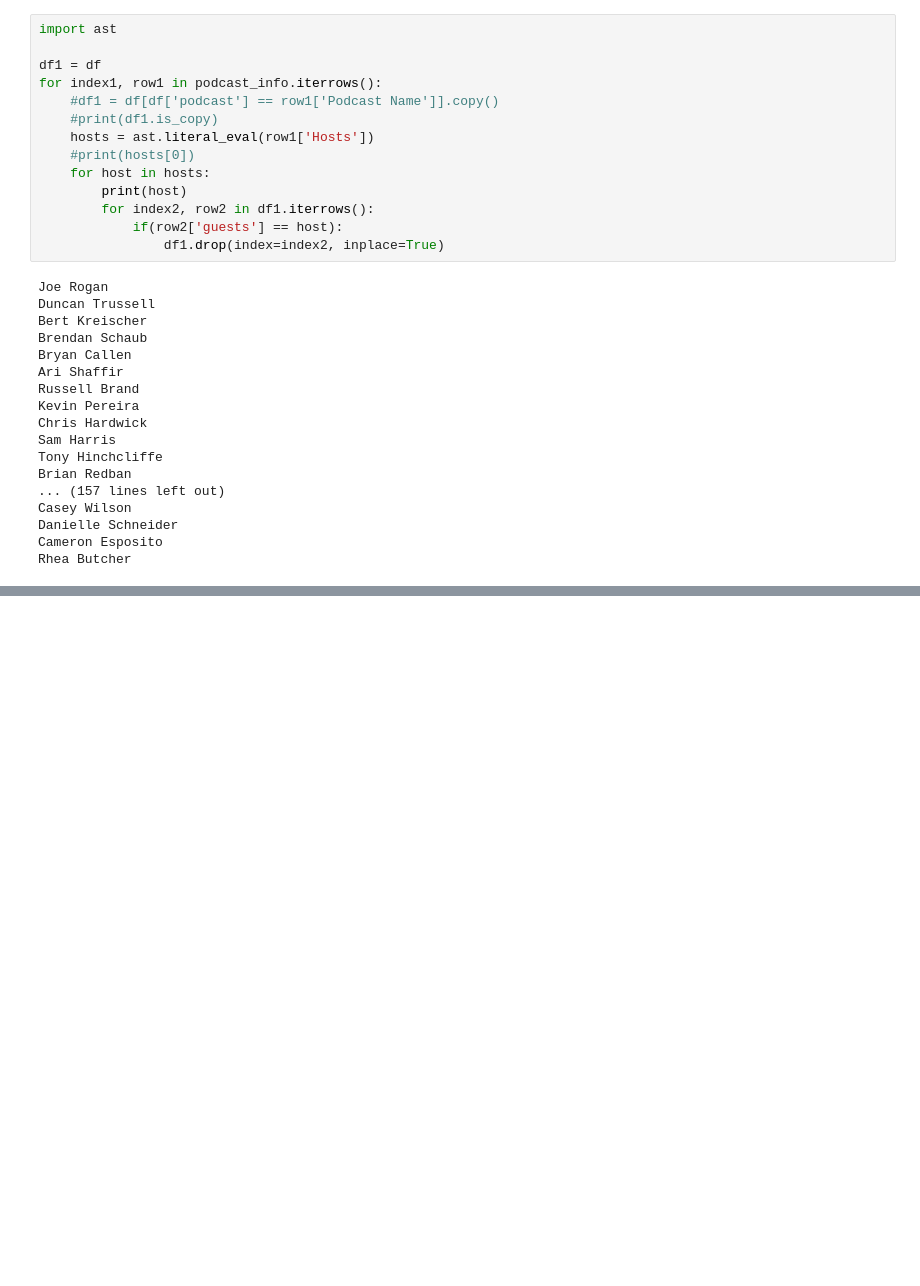
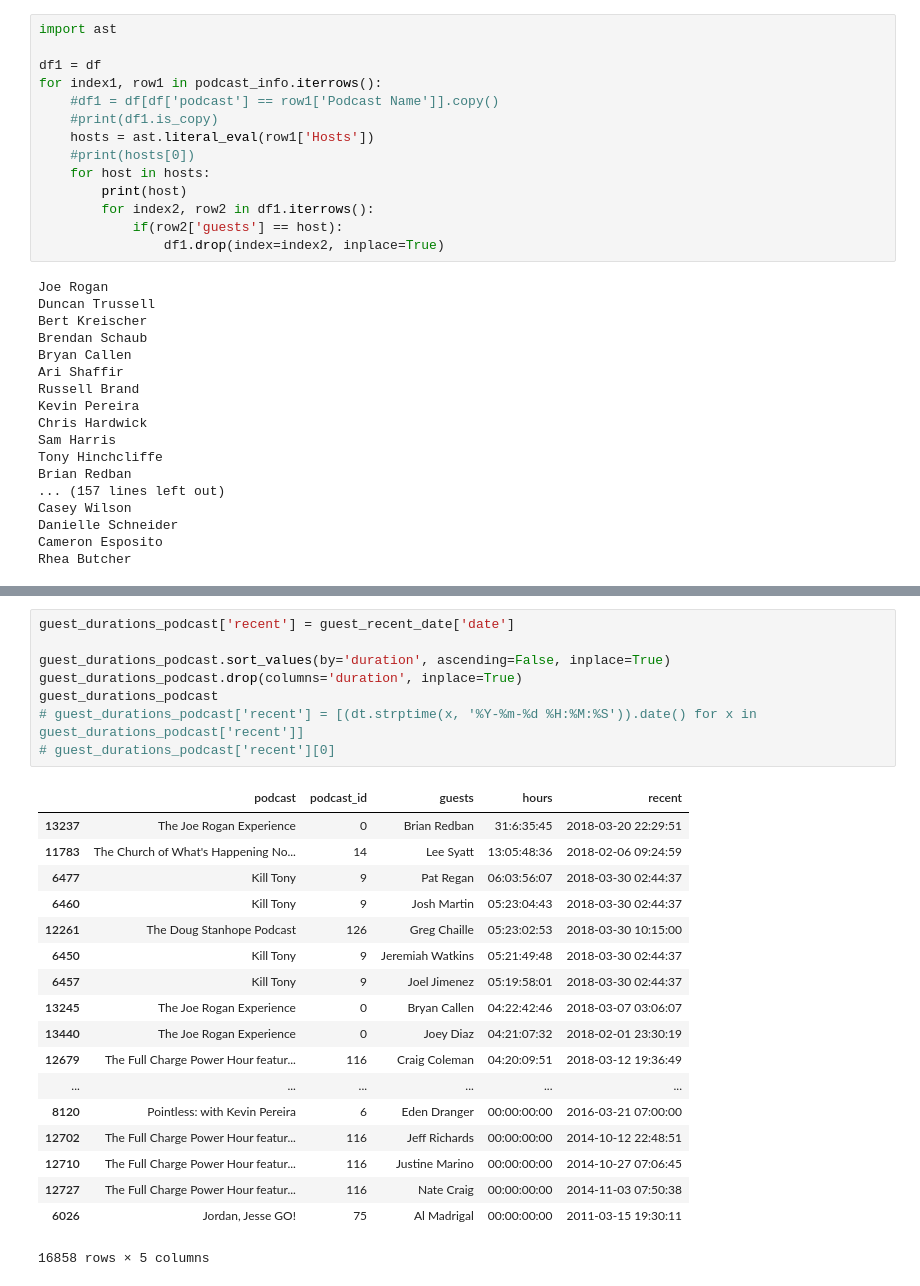
Before and after one commit to brooksjaredc/podcast_network_analysis, a Jupyter notebook: analyzing_functions/network_functions.ipynb, the cells around one changed output, grey strips where cells are left out. Cells and saved outputs as stored; diff of their text form; blank space fills up the shorter version.

```diff
--- a/analyzing_functions/network_functions.ipynb
+++ b/analyzing_functions/network_functions.ipynb
@@ -547,0 +742,27 @@ six_degrees("Charlamagne Tha God", 'Senator John McCain')
+# %%
+guest_durations_podcast['recent'] = guest_recent_date['date']
+
+guest_durations_podcast.sort_values(by='duration', ascending=False, inplace=True)
+guest_durations_podcast.drop(columns='duration', inplace=True)
+guest_durations_podcast
+# guest_durations_podcast['recent'] = [(dt.strptime(x, '%Y-%m-%d %H:%M:%S')).date() for x in guest_durations_podcast['recent']]
+# guest_durations_podcast['recent'][0]
+# %% [output]
+|  | podcast | podcast_id | guests | hours | recent |
+| 13237 | The Joe Rogan Experience | 0 | Brian Redban | 31:6:35:45 | 2018-03-20 22:29:51 |
+| 11783 | The Church of What's Happening No... | 14 | Lee Syatt | 13:05:48:36 | 2018-02-06 09:24:59 |
+| 6477 | Kill Tony | 9 | Pat Regan | 06:03:56:07 | 2018-03-30 02:44:37 |
+| 6460 | Kill Tony | 9 | Josh Martin | 05:23:04:43 | 2018-03-30 02:44:37 |
+| 12261 | The Doug Stanhope Podcast | 126 | Greg Chaille | 05:23:02:53 | 2018-03-30 10:15:00 |
+| 6450 | Kill Tony | 9 | Jeremiah Watkins | 05:21:49:48 | 2018-03-30 02:44:37 |
+| 6457 | Kill Tony | 9 | Joel Jimenez | 05:19:58:01 | 2018-03-30 02:44:37 |
+| 13245 | The Joe Rogan Experience | 0 | Bryan Callen | 04:22:42:46 | 2018-03-07 03:06:07 |
+| 13440 | The Joe Rogan Experience | 0 | Joey Diaz | 04:21:07:32 | 2018-02-01 23:30:19 |
+| 12679 | The Full Charge Power Hour featur... | 116 | Craig Coleman | 04:20:09:51 | 2018-03-12 19:36:49 |
+| ... | ... | ... | ... | ... | ... |
+| 8120 | Pointless: with Kevin Pereira | 6 | Eden Dranger | 00:00:00:00 | 2016-03-21 07:00:00 |
+| 12702 | The Full Charge Power Hour featur... | 116 | Jeff Richards | 00:00:00:00 | 2014-10-12 22:48:51 |
+| 12710 | The Full Charge Power Hour featur... | 116 | Justine Marino | 00:00:00:00 | 2014-10-27 07:06:45 |
+| 12727 | The Full Charge Power Hour featur... | 116 | Nate Craig | 00:00:00:00 | 2014-11-03 07:50:38 |
+| 6026 | Jordan, Jesse GO! | 75 | Al Madrigal | 00:00:00:00 | 2011-03-15 19:30:11 |
+16858 rows × 5 columns
```
Also changed, not shown: parts of 22 cells of this notebook, 38 other files.
